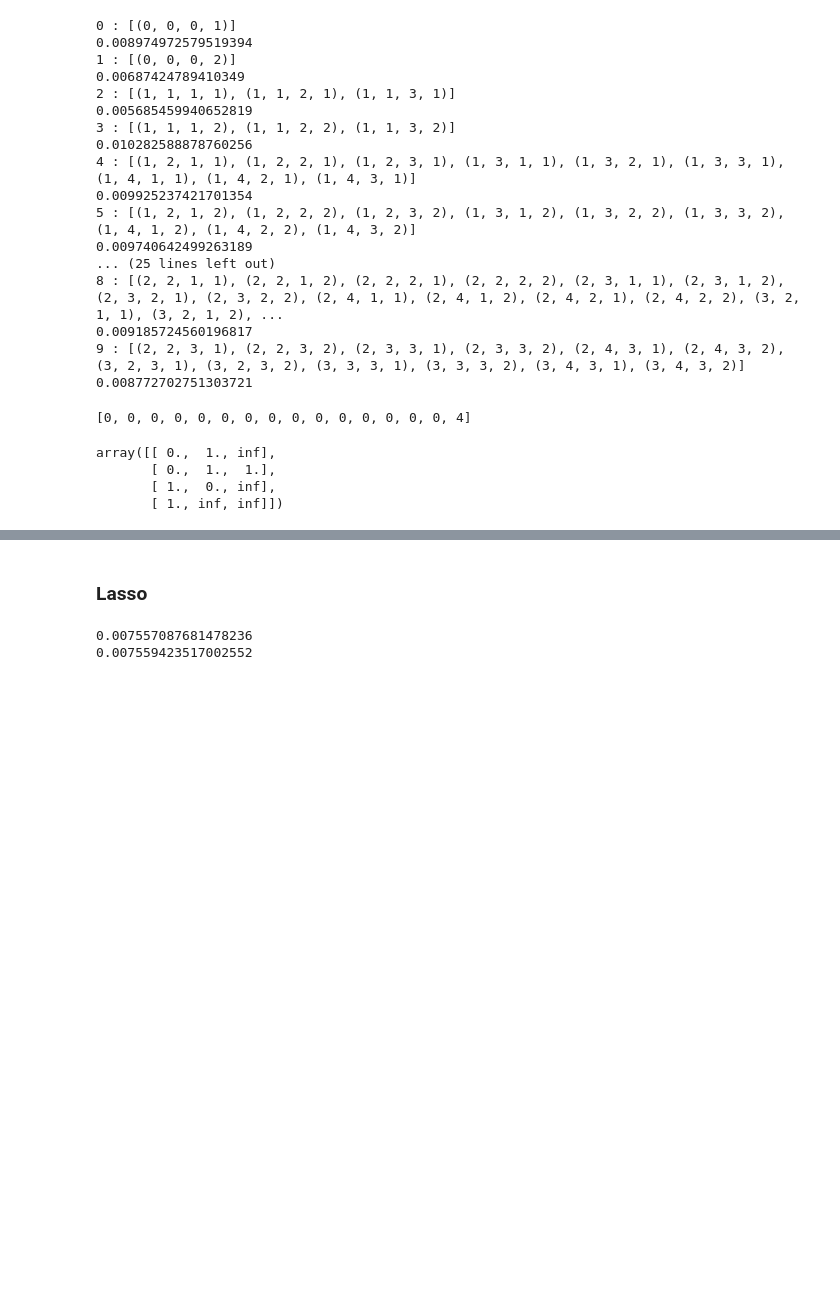
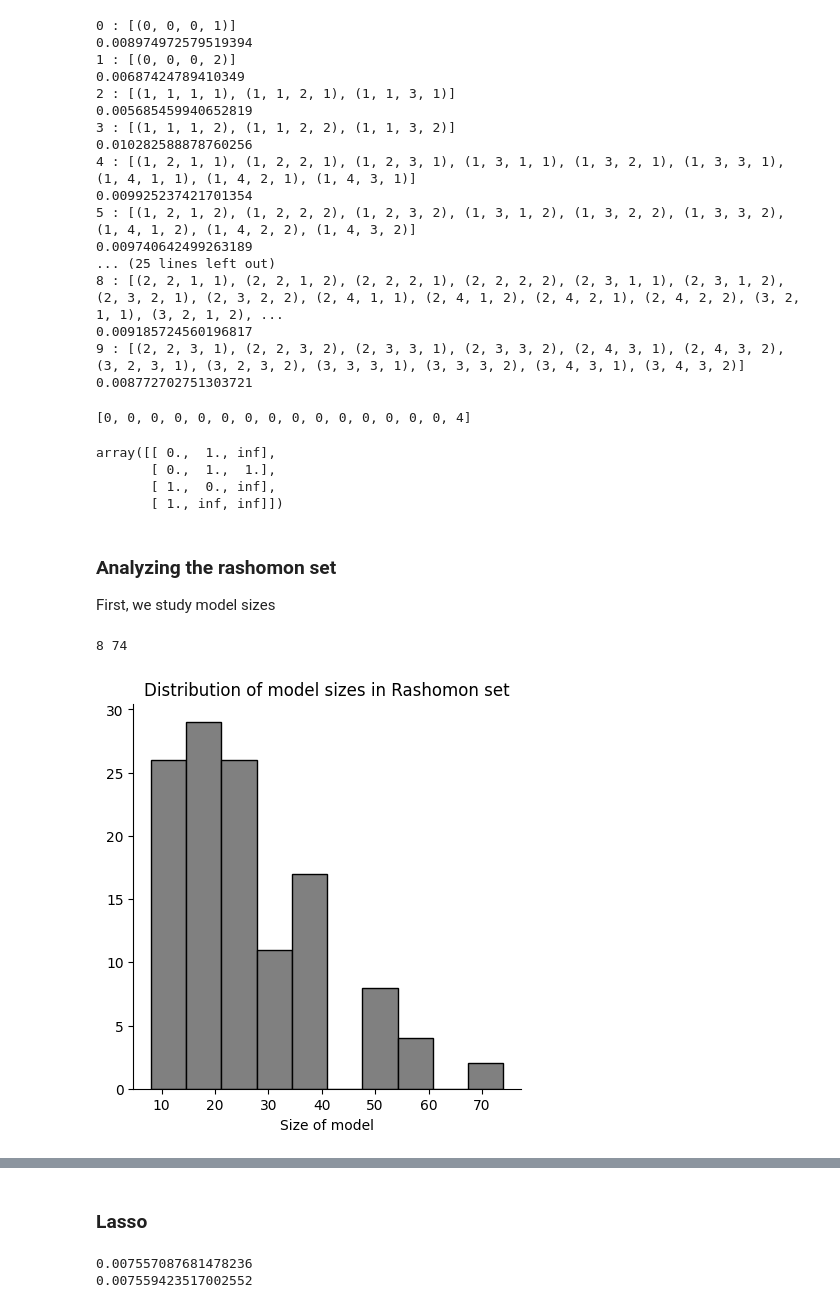
Before and after one commit to AparaV/rashomon-partition-sets, a Jupyter notebook: Code/real_data_charitable_donations.ipynb, the cells around one changed output, grey strips where cells are left out. Drawn from its saved outputs; the diff is of its cells as text; code cells hidden in the pictures; blank space fills up the shorter version.

Commit message:
Study properties of Rashomon set of price charity data and generate plots

```diff
--- a/Code/real_data_charitable_donations.ipynb
+++ b/Code/real_data_charitable_donations.ipynb
@@ -206,7 +196,7 @@ all_policies[143]
 Run the Rashomon set
 # %%
 reg = 1e-7
-R_set, rashomon_profiles = RAggregate(M, R, 10, D, y, 0.0075579, reg=reg)
+R_set, rashomon_profiles = RAggregate(M, R, 400, D, y, 0.0075579, reg=reg)
 
 print(len(R_set))
 # %% [output]
@@ -315,3 +305,30 @@ array([[ 0.,  1., inf],
        [ 0.,  1.,  1.],
        [ 1.,  0., inf],
        [ 1., inf, inf]])
+# %% [markdown]
+### Analyzing the rashomon set
+
+First, we study model sizes
+# %%
+model_sizes = [x[2] for x in all_losses]
+print(np.min(model_sizes), np.max(model_sizes))
+# %% [output]
+8 74
+# %%
+fig, ax = plt.subplots(figsize=(5,5))
+
+ax.spines[['right', 'top']].set_visible(False)
+
+ax.hist(model_sizes,
+        color="grey", edgecolor="black")
+
+ax.set_xlabel("Size of model")
+ax.set_ylabel("")
+ax.set_title("Distribution of model sizes in Rashomon set")
+
+# ax.legend(loc="center left", bbox_to_anchor=(1, 0.5))
+
+# plt.savefig("../Figures/price_charity/rset_size_dist.png", dpi=300, bbox_inches="tight")
+plt.show()
+# %% [output]
+[figure, added]
```
Also changed, not shown: parts of 12 cells of this notebook, 2 other files.
